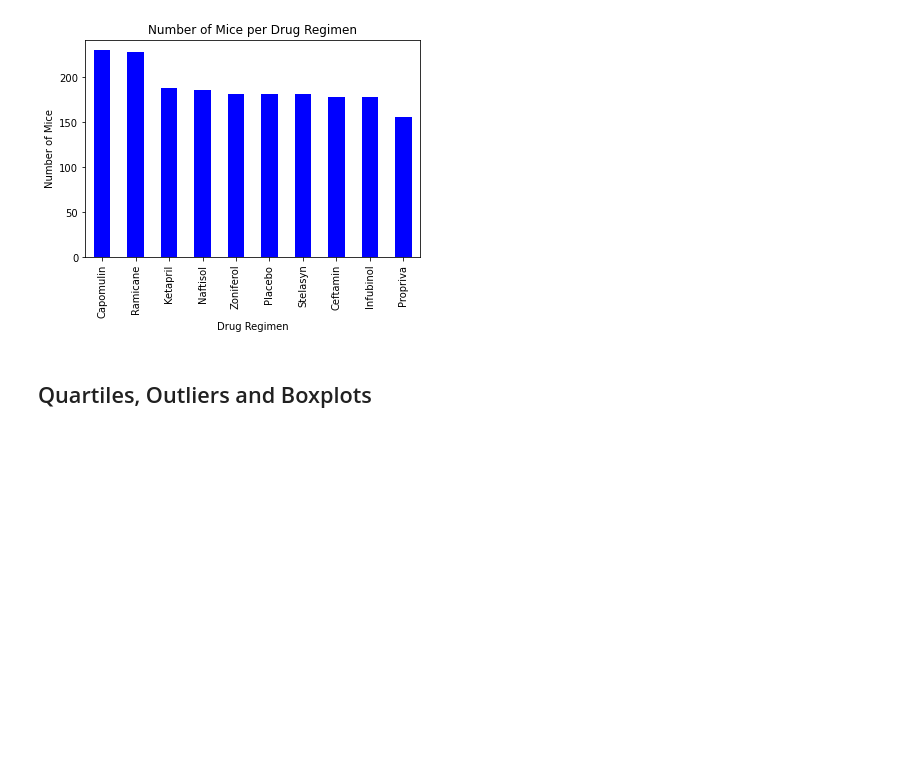
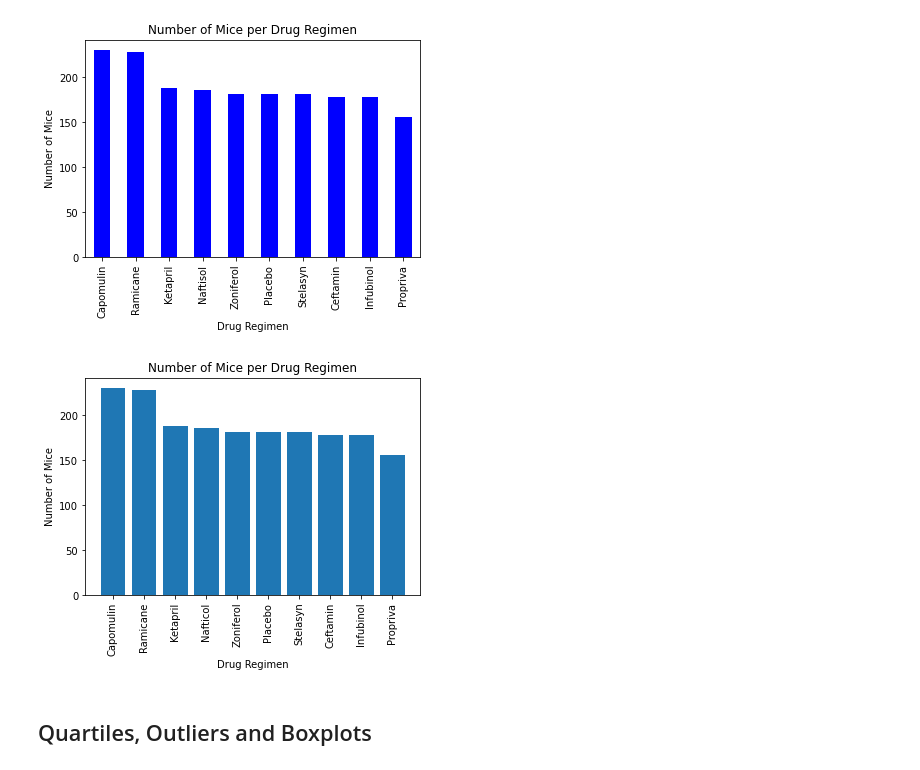
Before and after one commit to caseyjuergens/matplotlib-challenge, a Jupyter notebook: pymaceuticals_starter.ipynb, the cells around one changed output. Drawn from its saved outputs; the diff is of its cells as text; code cells hidden in the pictures; blank space fills up the shorter version.

Commit message:
completed second bard graph

```diff
--- a/pymaceuticals_starter.ipynb
+++ b/pymaceuticals_starter.ipynb
@@ -124,3 +123,16 @@ Text(0.5, 1.0, 'Number of Mice per Drug Regimen')
+# %%
+# Generate a bar plot showing the total number of measurements taken on each drug regimen using pyplot.
+y_labels=['Capomulin', 'Ramicane', 'Ketapril', 'Naftisol', 'Zoniferol', 'Placebo', 'Stelasyn', 'Ceftamin', 'Infubinol', 'Propriva']
+plt.xlabel("Drug Regimen")
+plt.ylabel("Number of Mice")
+plt.title("Number of Mice per Drug Regimen")
+plt.bar(y_labels, mice_drug_count)
+#make drug labels vertical so it's easily readable
+plt.xticks(rotation=90)
+
+plt.show()
+# %% [output]
+[figure, added]
 # %%
 # Generate a pie plot showing the distribution of female versus male mice using pandas
 # %%
```
Also changed, not shown: parts of 2 cells of this notebook.
